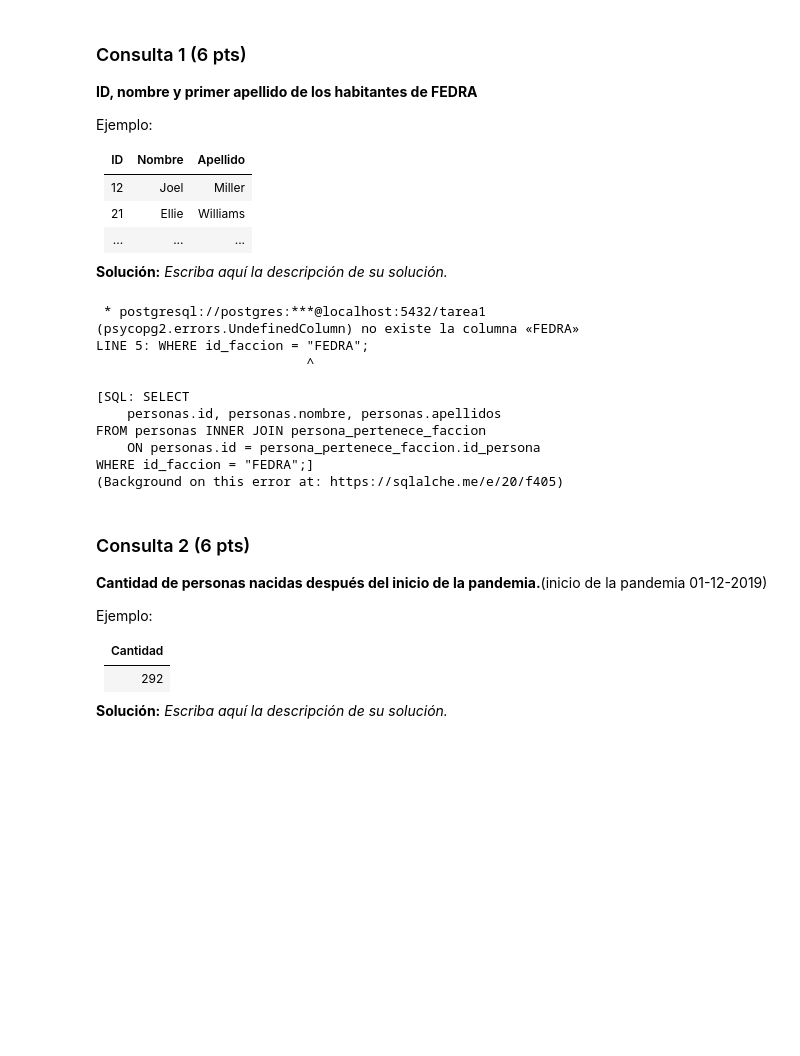
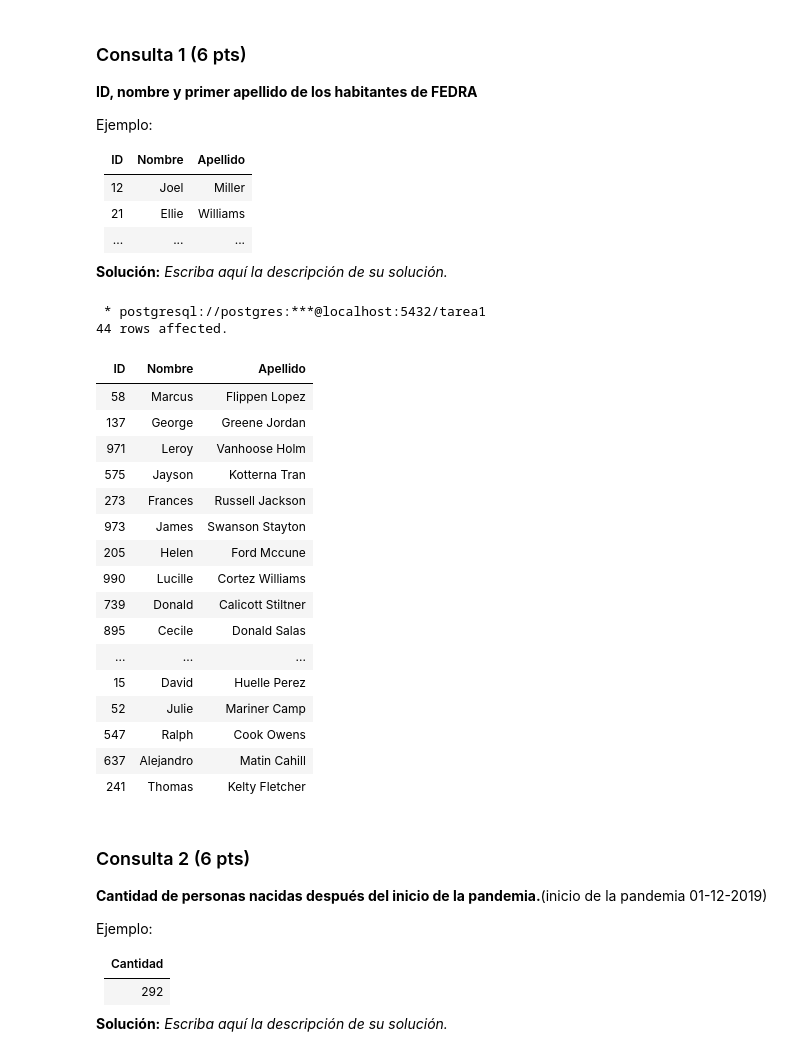
Before and after one commit to evwng/INF239_Tareas, a Jupyter notebook: Tarea-1-Grupo23/Tarea1_Grupo23.ipynb, the cells around one changed output. Saved outputs shown, nothing was run; the diff lists cells and outputs as text; code cells hidden in the pictures; blank space fills up the shorter version.

```diff
--- a/Tarea-1-Grupo23/Tarea1_Grupo23.ipynb
+++ b/Tarea-1-Grupo23/Tarea1_Grupo23.ipynb
@@ -363,29 +345,34 @@ Ejemplo:
 | ... | ... | ... |
 
 **Solución:** _Escriba aquí la descripción de su solución._
-# %%
-%%sql
-SELECT
-    personas.id, personas.nombre, personas.apellidos
-FROM personas INNER JOIN persona_pertenece_faccion
-    ON personas.id = persona_pertenece_faccion.id_persona
-WHERE id_faccion = "FEDRA";
-#No funciona
-#Hay que cambiar esta consulta porque id_faccion es un numero y no el nombre de la faccion
-#Habria que hacer un JOIN con la tabla facciones para averiguar el id de FEDRA
-#Además, te mostraria 2 apellidos y no solo 1
-# %% [output]
- * postgresql://postgres:***@localhost:5432/tarea1
-(psycopg2.errors.UndefinedColumn) no existe la columna «FEDRA»
-LINE 5: WHERE id_faccion = "FEDRA";
-                           ^
-
-[SQL: SELECT
-    personas.id, personas.nombre, personas.apellidos
-FROM personas INNER JOIN persona_pertenece_faccion
-    ON personas.id = persona_pertenece_faccion.id_persona
-WHERE id_faccion = "FEDRA";]
-(Background on this error at: https://sqlalche.me/e/20/f405)
+# %%
+%%sql
+SELECT
+    personas.id "ID", personas.nombre "Nombre" , personas.apellidos "Apellido"
+FROM personas
+    INNER JOIN persona_pertenece_faccion ON personas.id = persona_pertenece_faccion.id_persona
+    INNER JOIN facciones ON facciones.id = persona_pertenece_faccion.id_faccion
+WHERE facciones.nombre = 'FEDRA';
+# %% [output]
+ * postgresql://postgres:***@localhost:5432/tarea1
+44 rows affected.
+| ID | Nombre | Apellido |
+| 58 | Marcus | Flippen Lopez |
+| 137 | George | Greene Jordan |
+| 971 | Leroy | Vanhoose Holm |
+| 575 | Jayson | Kotterna Tran |
+| 273 | Frances | Russell Jackson |
+| 973 | James | Swanson Stayton |
+| 205 | Helen | Ford Mccune |
+| 990 | Lucille | Cortez Williams |
+| 739 | Donald | Calicott Stiltner |
+| 895 | Cecile | Donald Salas |
+| ... | ... | ... |
+| 15 | David | Huelle Perez |
+| 52 | Julie | Mariner Camp |
+| 547 | Ralph | Cook Owens |
+| 637 | Alejandro | Matin Cahill |
+| 241 | Thomas | Kelty Fletcher |
 # %% [markdown]
 ### Consulta 2 (6 pts)
 **Cantidad de personas nacidas después del inicio de la pandemia.**(inicio de la pandemia 01-12-2019)
```
Also changed, not shown: parts of 7 cells of this notebook.
